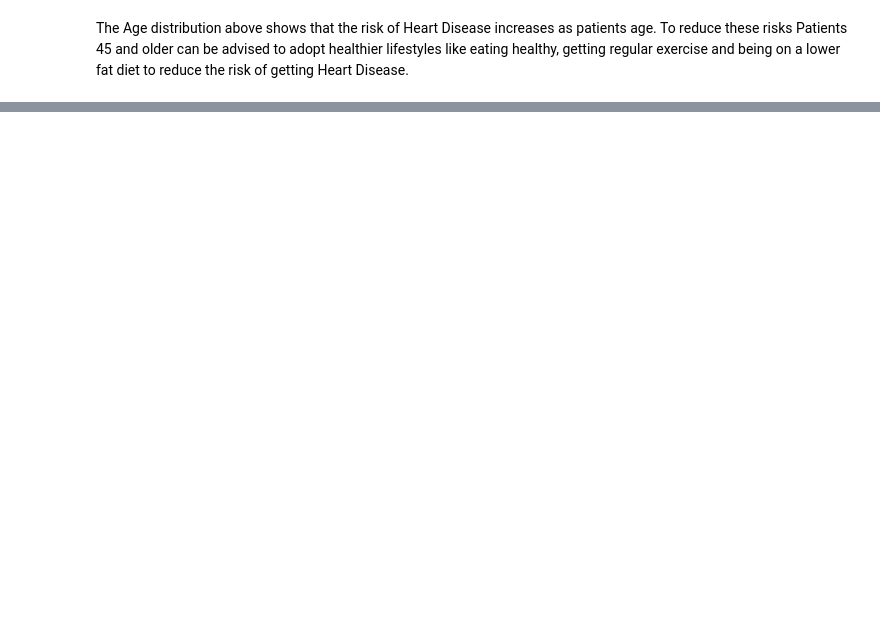
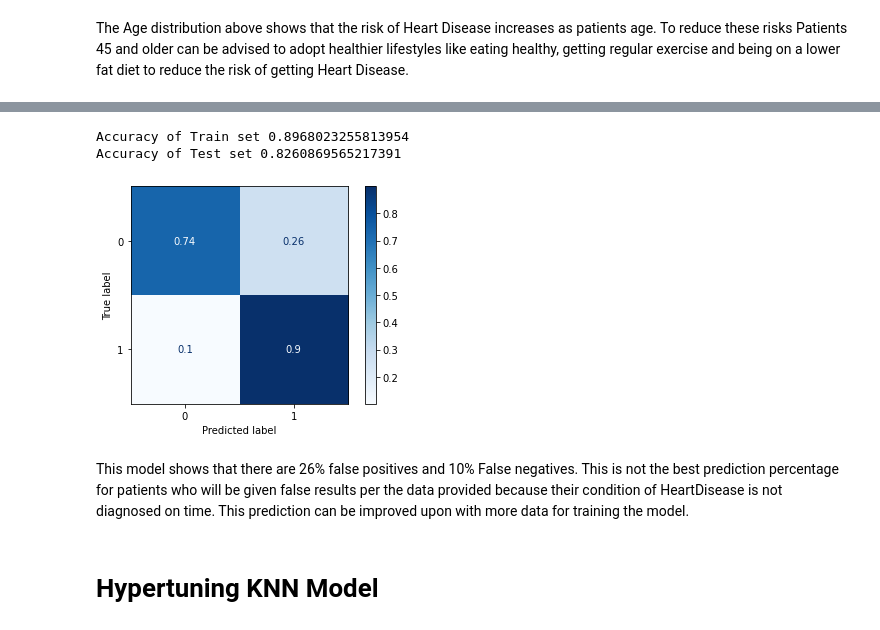
Before and after one commit to Swaghanaian/Heart-Disease, a Jupyter notebook: Project_2.ipynb, the cells around one changed output, grey strips where cells are left out. Cells and saved outputs as stored; diff of their text form; code cells hidden in the pictures; blank space fills up the shorter version.

```diff
--- a/Project_2.ipynb
+++ b/Project_2.ipynb
@@ -224,0 +286,2 @@ The Age distribution above shows that the risk of Heart Disease increases as pat
+# %%
+X_train, X_test, y_train, y_test = train_test_split(X, y, random_state = 11)
@@ -224,0 +290,17 @@ The Age distribution above shows that the risk of Heart Disease increases as pat
+# %%
+#To select categorical features(columns).
+cat_feat = make_column_selector(dtype_include = 'object')
+#To select all of the quantitative/numerical features (columns)
+quant_feat = make_column_selector(dtype_include = 'number')
+
+#instatiate OneHotEncoder to convert categorical data to numberical
+ohe = OneHotEncoder(sparse=False, handle_unknown = 'ignore')
+#Scale the data to be ready for modeling
+scaler = StandardScaler()
+
+#Making Tuples
+num_tuple = (scaler, quant_feat)
+cat_tuple = (ohe, cat_feat)
+
+#Making Column transformer to transform the appropriate columns
+column_transformer = make_column_transformer(num_tuple, cat_tuple, remainder='passthrough')
@@ -224,0 +309,5 @@ The Age distribution above shows that the risk of Heart Disease increases as pat
+# %%
+# make and fit a pipe
+knn = KNeighborsClassifier()
+knn_pipe = make_pipeline(column_transformer, knn)
+knn_pipe.fit(X_train, y_train)
@@ -224,0 +325,5 @@ The Age distribution above shows that the risk of Heart Disease increases as pat
+# %%
+# Predict KNN model
+%%time
+knn_train_preds = knn_pipe.predict(X_train)
+knn_test_preds = knn_pipe.predict(X_test)
@@ -224,0 +333,16 @@ The Age distribution above shows that the risk of Heart Disease increases as pat
+# %%
+# Evaluate default KNN model
+print('Accuracy of Train set', accuracy_score(y_train, knn_train_preds))
+print('Accuracy of Test set', accuracy_score(y_test, knn_test_preds))
+# %% [output]
+Accuracy of Train set 0.8968023255813954
+Accuracy of Test set 0.8260869565217391
+# %%
+#Using Confusion matrix to display predictions
+ConfusionMatrixDisplay.from_predictions(y_test,knn_test_preds, cmap = 'Blues',normalize='true');
+# %% [output]
+[figure, added]
+# %% [markdown]
+This model shows that there are 26% false positives and 10% False negatives. This is not the best prediction percentage for patients who will be given false results per the data provided because their condition of HeartDisease is not diagnosed on time. This prediction can be improved upon with more data for training the model.
+# %% [markdown]
+# **Hypertuning KNN Model**
```
Also changed, not shown: parts of 89 cells of this notebook.
